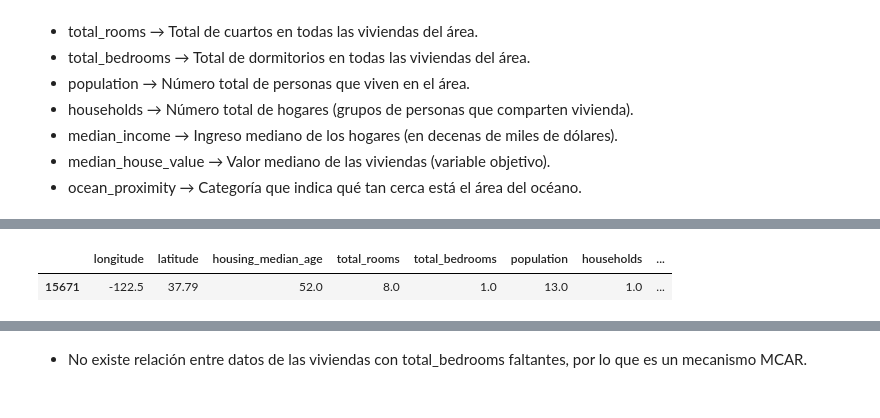
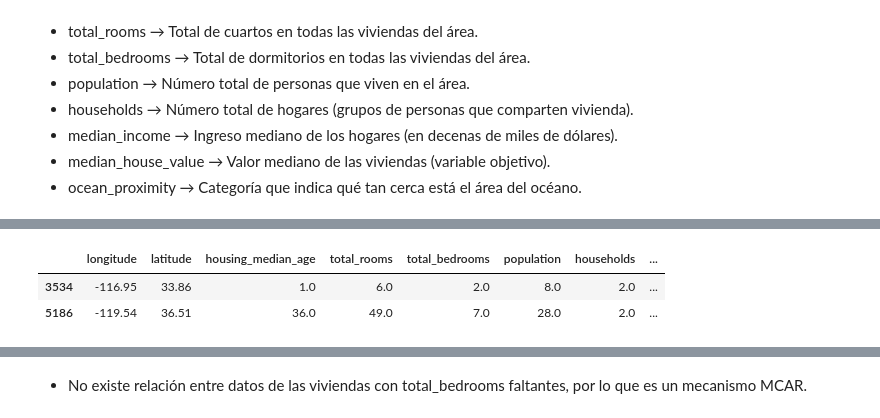
Before and after one commit to anitaharo24-code/proyecto_final_Ana_Haro, a Jupyter notebook: notebooks/01_exploracion.ipynb, the cells around one changed output, grey strips where cells are left out. Cells and saved outputs as stored; diff of their text form; code cells hidden in the pictures.

```diff
--- a/notebooks/01_exploracion.ipynb
+++ b/notebooks/01_exploracion.ipynb
@@ -91,9 +89,10 @@ df[df["median_house_value"] == 14999]
 # %%
-# verificar los datos de households = 1
-df[df["households"] == 1]
+# verificar los datos de households = 2
+df[df["households"] == 2]
 # %% [output]
 |  | longitude | latitude | housing_median_age | total_rooms | total_bedrooms | population | households | ... |
-| 15671 | -122.5 | 37.79 | 52.0 | 8.0 | 1.0 | 13.0 | 1.0 | ... |
+| 3534 | -116.95 | 33.86 | 1.0 | 6.0 | 2.0 | 8.0 | 2.0 | ... |
+| 5186 | -119.54 | 36.51 | 36.0 | 49.0 | 7.0 | 28.0 | 2.0 | ... |
 # %%
 # verificar datos de viviendas con median_house_value = 500001
 df[df["median_house_value"] == 500001]
```
Also changed, not shown: parts of 24 cells of this notebook, 2 other files.
